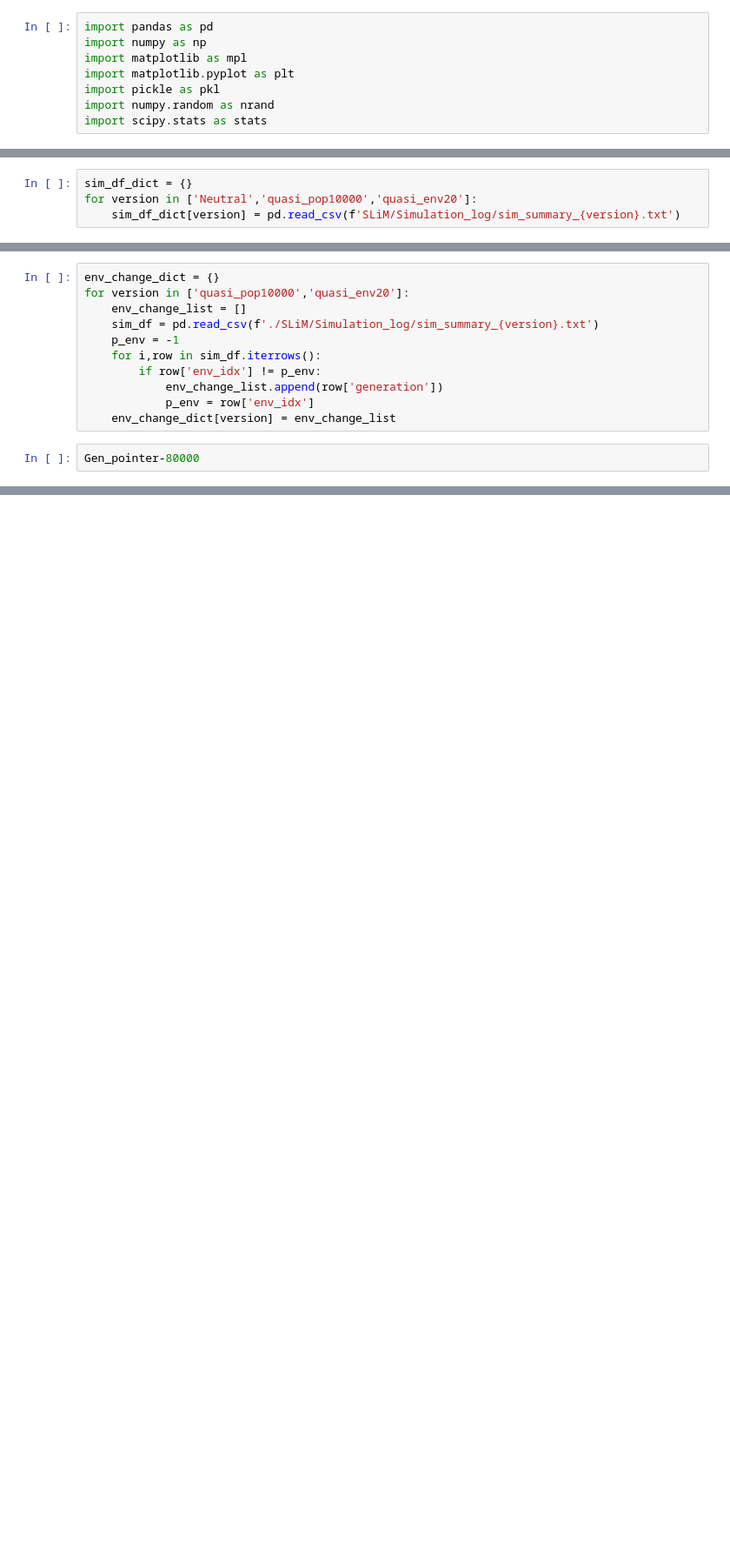
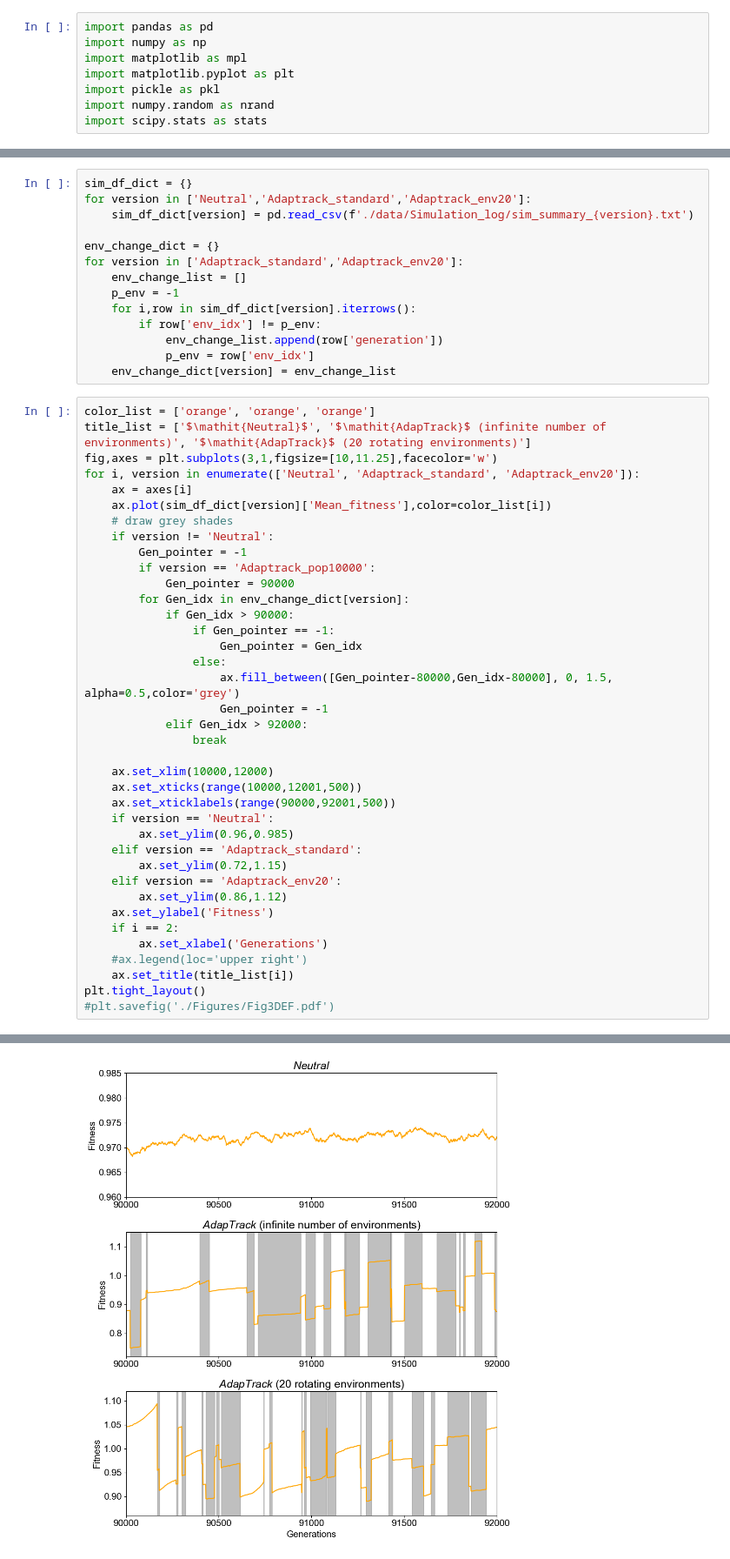
Before and after one commit to song88180/Adaptive_Tracking_with_Antagonsitic_Pleiotropy, a Jupyter notebook: Fig3_mut_fit_trajectory.ipynb, the cells around one changed output, grey strips where cells are left out. Shown: that part at 87% size. Saved outputs shown, nothing was run; the diff lists cells and outputs as text; blank space fills up the shorter version.

```diff
--- a/Fig3_mut_fit_trajectory.ipynb
+++ b/Fig3_mut_fit_trajectory.ipynb
@@ -104,4 +108,0 @@ ax1.set_xticklabels((np.linspace(80000,110000,7)).astype(int))
-# %%
-sim_df_dict = {}
-for version in ['Neutral','quasi_pop10000','quasi_env20']:
-    sim_df_dict[version] = pd.read_csv(f'SLiM/Simulation_log/sim_summary_{version}.txt')
@@ -125,14 +109,53 @@ plt.legend(fontsize=13,loc=[0.33,0.68])
 # %%
+sim_df_dict = {}
+for version in ['Neutral','Adaptrack_standard','Adaptrack_env20']:
+    sim_df_dict[version] = pd.read_csv(f'./data/Simulation_log/sim_summary_{version}.txt')
+
 env_change_dict = {}
-for version in ['quasi_pop10000','quasi_env20']:
+for version in ['Adaptrack_standard','Adaptrack_env20']:
     env_change_list = []
-    sim_df = pd.read_csv(f'./SLiM/Simulation_log/sim_summary_{version}.txt')
     p_env = -1
-    for i,row in sim_df.iterrows():
+    for i,row in sim_df_dict[version].iterrows():
         if row['env_idx'] != p_env:
             env_change_list.append(row['generation'])
             p_env = row['env_idx']
     env_change_dict[version] = env_change_list
 # %%
-Gen_pointer-80000
+color_list = ['orange', 'orange', 'orange']
+title_list = ['$\mathit{Neutral}$', '$\mathit{AdapTrack}$ (infinite number of environments)', '$\mathit{AdapTrack}$ (20 rotating environments)']
+fig,axes = plt.subplots(3,1,figsize=[10,11.25],facecolor='w')
+for i, version in enumerate(['Neutral', 'Adaptrack_standard', 'Adaptrack_env20']):
+    ax = axes[i]
+    ax.plot(sim_df_dict[version]['Mean_fitness'],color=color_list[i])
+    # draw grey shades
+    if version != 'Neutral':
+        Gen_pointer = -1
+        if version == 'Adaptrack_pop10000':
+            Gen_pointer = 90000
+        for Gen_idx in env_change_dict[version]:
+            if Gen_idx > 90000:
+                if Gen_pointer == -1:
+                    Gen_pointer = Gen_idx
+                else:
+                    ax.fill_between([Gen_pointer-80000,Gen_idx-80000], 0, 1.5, alpha=0.5,color='grey')
+                    Gen_pointer = -1
+            elif Gen_idx > 92000:
+                break
+
+    ax.set_xlim(10000,12000)
+    ax.set_xticks(range(10000,12001,500))
+    ax.set_xticklabels(range(90000,92001,500))
+    if version == 'Neutral':
+        ax.set_ylim(0.96,0.985)
+    elif version == 'Adaptrack_standard':
+        ax.set_ylim(0.72,1.15)
+    elif version == 'Adaptrack_env20':
+        ax.set_ylim(0.86,1.12)
+    ax.set_ylabel('Fitness')
+    if i == 2:
+        ax.set_xlabel('Generations')
+    #ax.legend(loc='upper right')
+    ax.set_title(title_list[i])
+plt.tight_layout()
+#plt.savefig('./Figures/Fig3DEF.pdf')
 # %% [output]
@@ -139,0 +162 @@ Gen_pointer-80000
+[figure, added]
```
Also changed, not shown: parts of 10 cells of this notebook.
